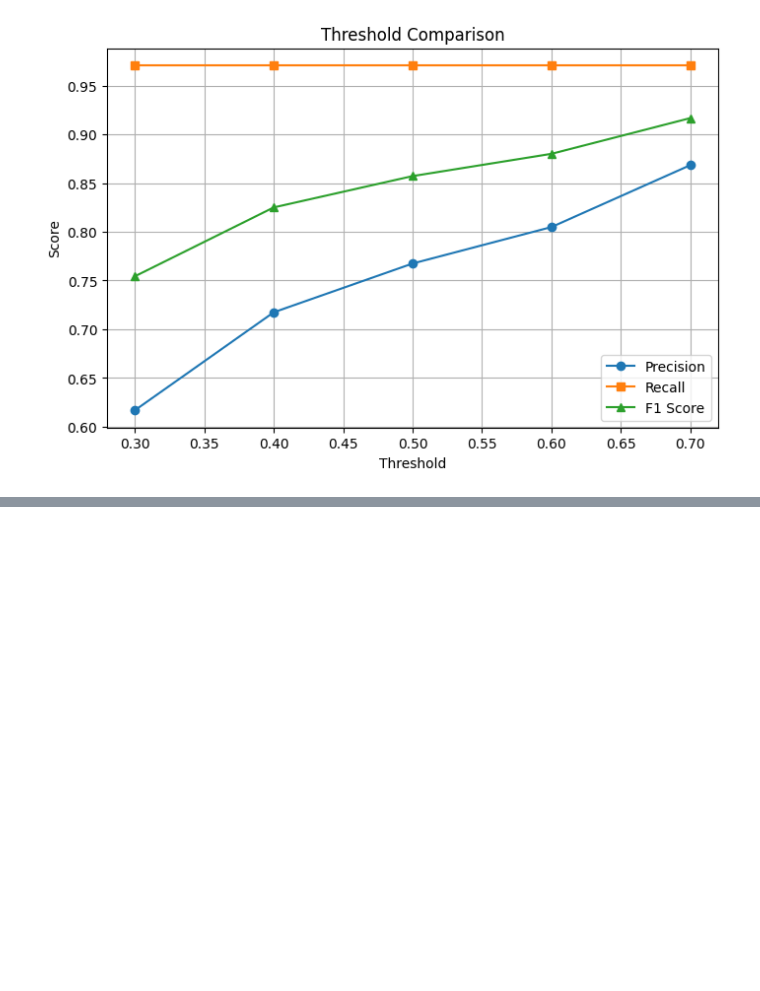
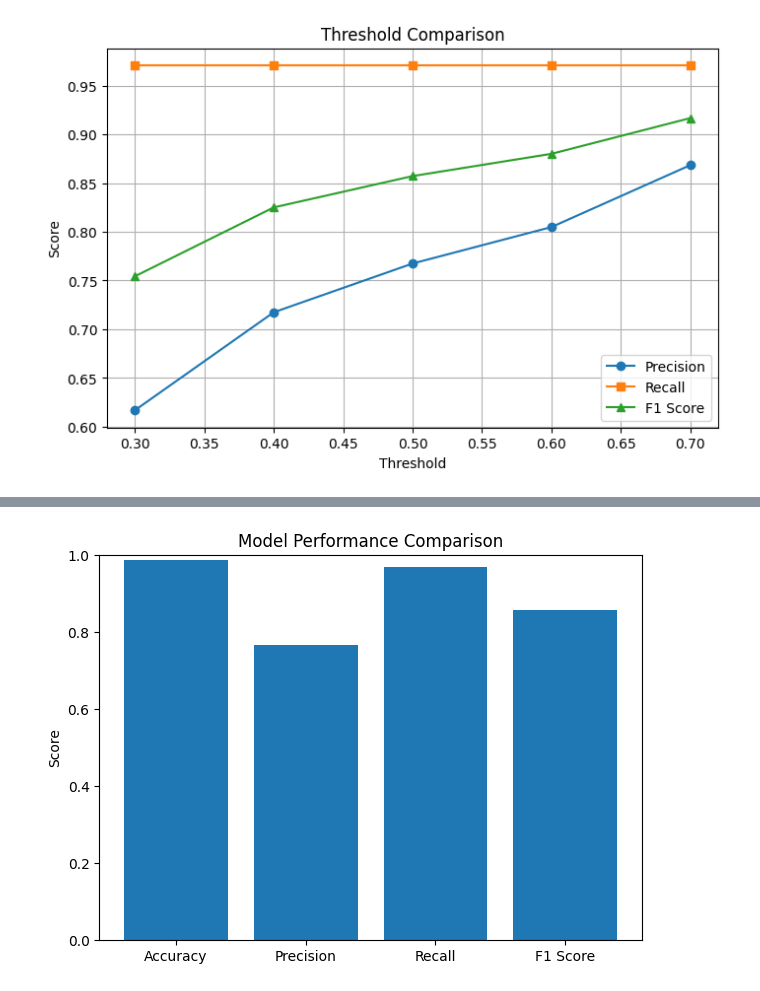
Before and after one commit to durgaanilcodes/predictive-maintenance, a Jupyter notebook: notebooks/predictive_maintenance_model_week4_pynb.ipynb, the cells around one changed output, grey strips where cells are left out. Cells and saved outputs as stored; diff of their text form; code cells hidden in the pictures; blank space fills up the shorter version.

Commit message:
Add performance comparison graphs and Week 4 documentation
Added overall model performance comparison graph, final observations and Week 4 visualization documentation.

```diff
--- a/notebooks/predictive_maintenance_model_week4_pynb.ipynb
+++ b/notebooks/predictive_maintenance_model_week4_pynb.ipynb
@@ -732,0 +743,21 @@ plt.show()
+# %%
+from sklearn.metrics import accuracy_score
+
+accuracy = accuracy_score(y_test, y_pred)
+precision = precision_score(y_test, y_pred)
+recall = recall_score(y_test, y_pred)
+f1 = f1_score(y_test, y_pred)
+
+metrics = ["Accuracy", "Precision", "Recall", "F1 Score"]
+values = [accuracy, precision, recall, f1]
+
+plt.figure(figsize=(7,5))
+plt.bar(metrics, values)
+
+plt.title("Model Performance Comparison")
+plt.ylabel("Score")
+plt.ylim(0,1)
+
+plt.show()
+# %% [output]
+[figure, added]
```
Also changed, not shown: parts of 2 cells of this notebook.
